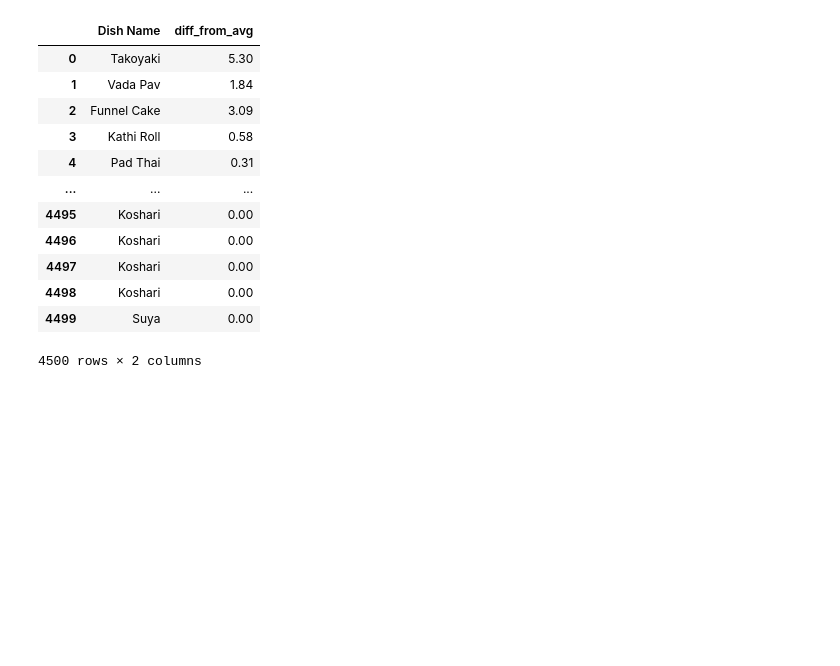
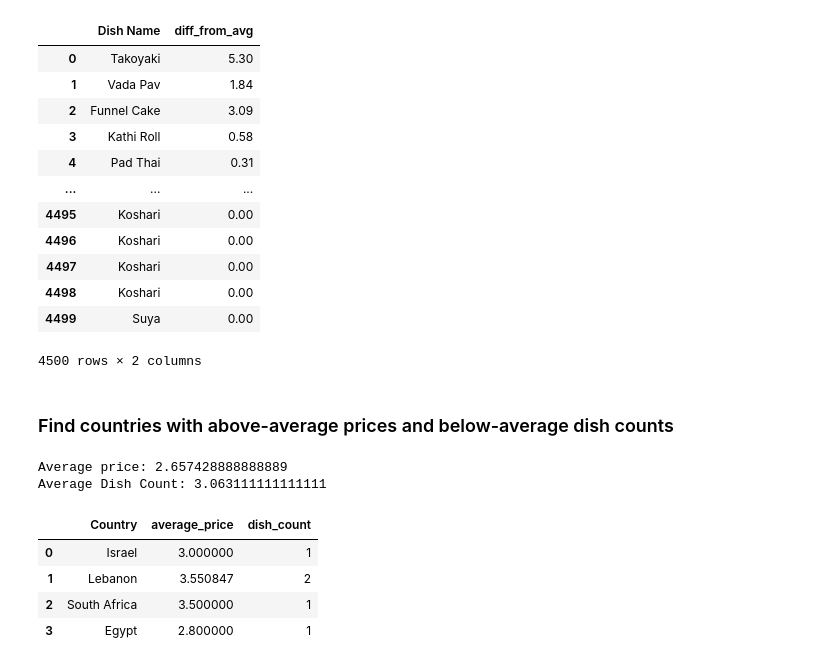
Before and after one commit to ushasrisetti24/Python-Practice, a Jupyter notebook: Street Food Analysis/Street food dataset.ipynb, the cells around one changed output. Drawn from its saved outputs; the diff is of its cells as text; code cells hidden in the pictures; blank space fills up the shorter version.

```diff
--- a/Street Food Analysis/Street food dataset.ipynb
+++ b/Street Food Analysis/Street food dataset.ipynb
@@ -361,3 +350,27 @@ display(new_df[["Dish Name", "diff_from_avg"]])
 | 4498 | Koshari | 0.00 |
 | 4499 | Suya | 0.00 |
 4500 rows × 2 columns
+# %% [markdown]
+### Find countries with above-average prices and below-average dish counts
+# %%
+new_df= df.copy()
+new_df["average_price"]= new_df.groupby("Country" )["Typical Price (USD)"].transform("mean")
+new_df["dish_count"]= new_df.groupby("Country")["Dish Name"].transform("nunique")
+
+result= new_df[
+    (new_df["average_price"]>new_df["average_price"].mean()) &
+    (new_df["dish_count"]<new_df["dish_count"].mean())
+]
+
+result= result[["Country","average_price","dish_count"]].drop_duplicates().reset_index(drop=True)
+print(f"Average price: {new_df['average_price'].mean()}")
+print(f"Average Dish Count: {new_df['dish_count'].mean()}")
+display(result)
+# %% [output]
+Average price: 2.657428888888889
+Average Dish Count: 3.063111111111111
+|  | Country | average_price | dish_count |
+| 0 | Israel | 3.000000 | 1 |
+| 1 | Lebanon | 3.550847 | 2 |
+| 2 | South Africa | 3.500000 | 1 |
+| 3 | Egypt | 2.800000 | 1 |
```
Also changed, not shown: parts of 6 cells of this notebook.
